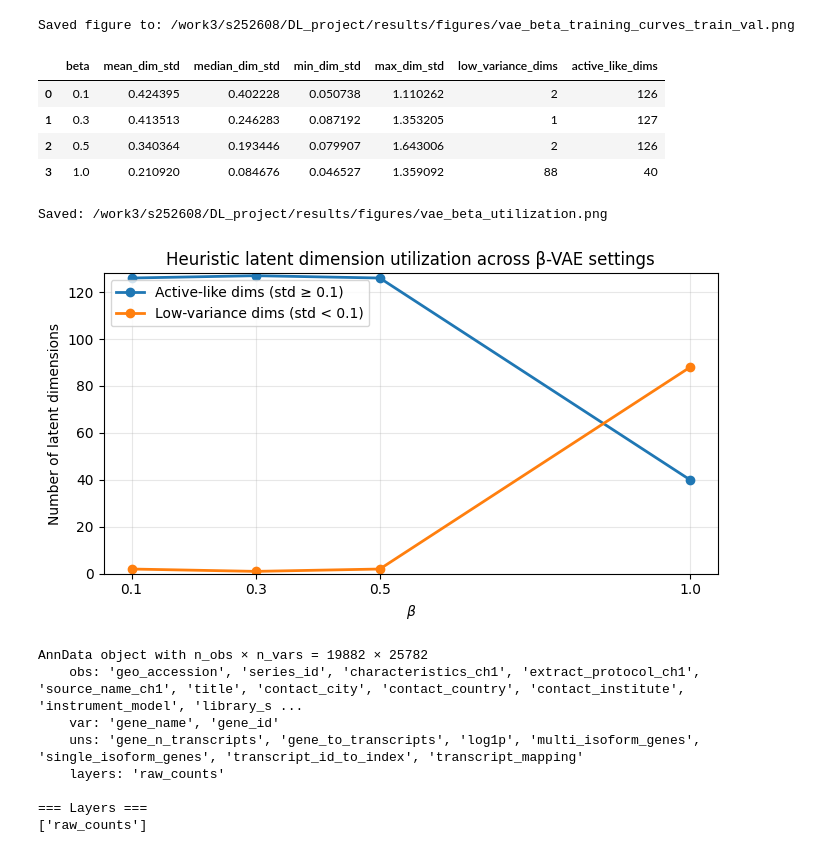
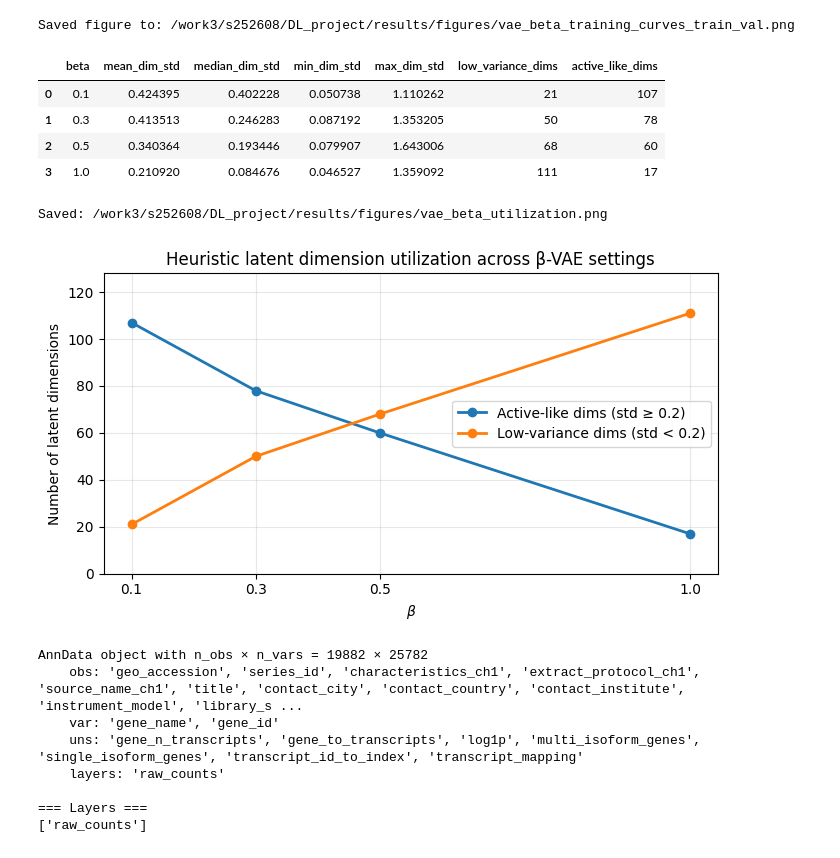
Before and after one commit to magordin/DL_project, a Jupyter notebook: notebooks/data_exploration_2.ipynb, the cells around one changed output. Drawn from its saved outputs; the diff is of its cells as text; code cells hidden in the pictures.

```diff
--- a/notebooks/data_exploration_2.ipynb
+++ b/notebooks/data_exploration_2.ipynb
@@ -962,7 +962,7 @@ repr_dir = Path("/work3/s252608/DL_project/data/representations")
 paths = sorted(repr_dir.glob("bulk_vae_dim128_beta*.npy"))
 
 LATENT_DIM = 128
-THRESHOLD = 0.10  # Heuristic threshold for low-variance latent dimensions
+THRESHOLD = 0.20  # Heuristic threshold for low-variance latent dimensions
 
 rows = []
 
@@ -1004,38 +1004,38 @@ ax.plot(
 )
 
 ax.plot(
     summary["beta"],
     summary["low_variance_dims"],
     marker="o",
     linewidth=2,
     label=f"Low-variance dims (std < {THRESHOLD})",
 )
 
 ax.set_xlabel(r"$\beta$")
 ax.set_ylabel("Number of latent dimensions")
 ax.set_title("Heuristic latent dimension utilization across β-VAE settings")
 ax.set_xticks(summary["beta"])
 ax.set_ylim(0, LATENT_DIM)
 ax.grid(True, alpha=0.3)
 ax.legend()
 
 plt.tight_layout()
 
 out_path = Path("/work3/s252608/DL_project/results/figures/vae_beta_utilization.png")
 out_path.parent.mkdir(parents=True, exist_ok=True)
 
 plt.savefig(out_path, dpi=300, bbox_inches="tight")
 print(f"Saved: {out_path}")
 
 plt.show()
 # %% [output]
 |  | beta | mean_dim_std | median_dim_std | min_dim_std | max_dim_std | low_variance_dims | active_like_dims |
-| 0 | 0.1 | 0.424395 | 0.402228 | 0.050738 | 1.110262 | 2 | 126 |
-| 1 | 0.3 | 0.413513 | 0.246283 | 0.087192 | 1.353205 | 1 | 127 |
-| 2 | 0.5 | 0.340364 | 0.193446 | 0.079907 | 1.643006 | 2 | 126 |
-| 3 | 1.0 | 0.210920 | 0.084676 | 0.046527 | 1.359092 | 88 | 40 |
+| 0 | 0.1 | 0.424395 | 0.402228 | 0.050738 | 1.110262 | 21 | 107 |
+| 1 | 0.3 | 0.413513 | 0.246283 | 0.087192 | 1.353205 | 50 | 78 |
+| 2 | 0.5 | 0.340364 | 0.193446 | 0.079907 | 1.643006 | 68 | 60 |
+| 3 | 1.0 | 0.210920 | 0.084676 | 0.046527 | 1.359092 | 111 | 17 |
 Saved: /work3/s252608/DL_project/results/figures/vae_beta_utilization.png
-[figure, old version]
+[figure, new version]
 # %%
 import anndata as ad
 import numpy as np
```
Also changed, not shown: 8 other files.
